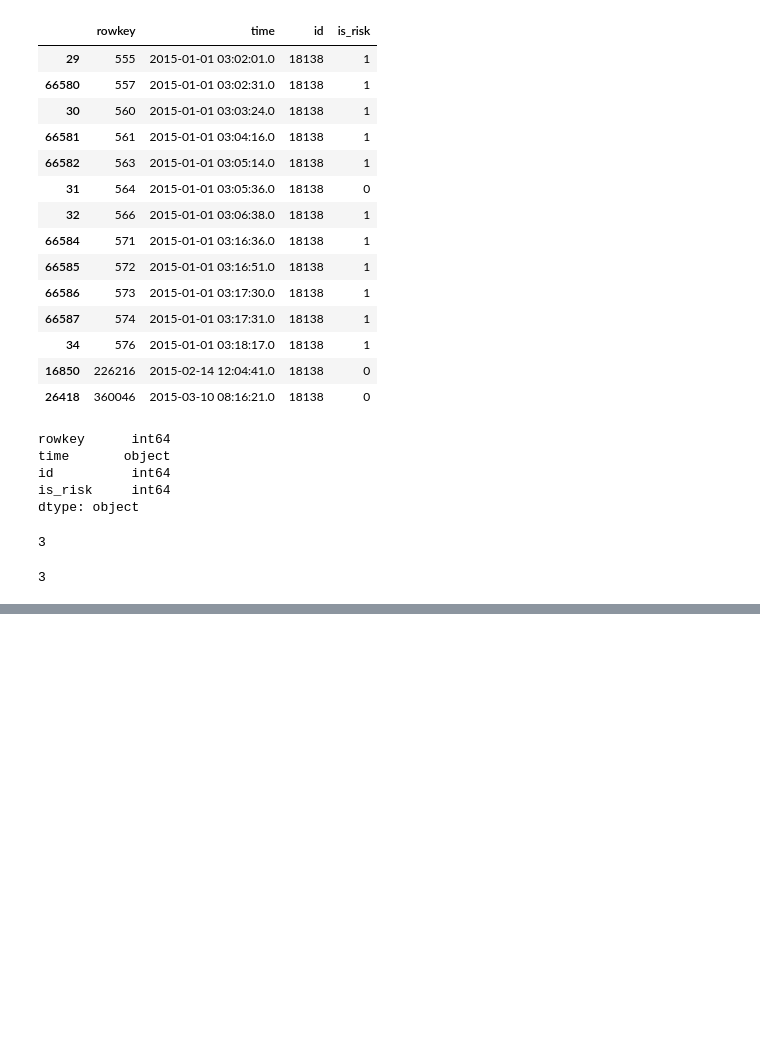
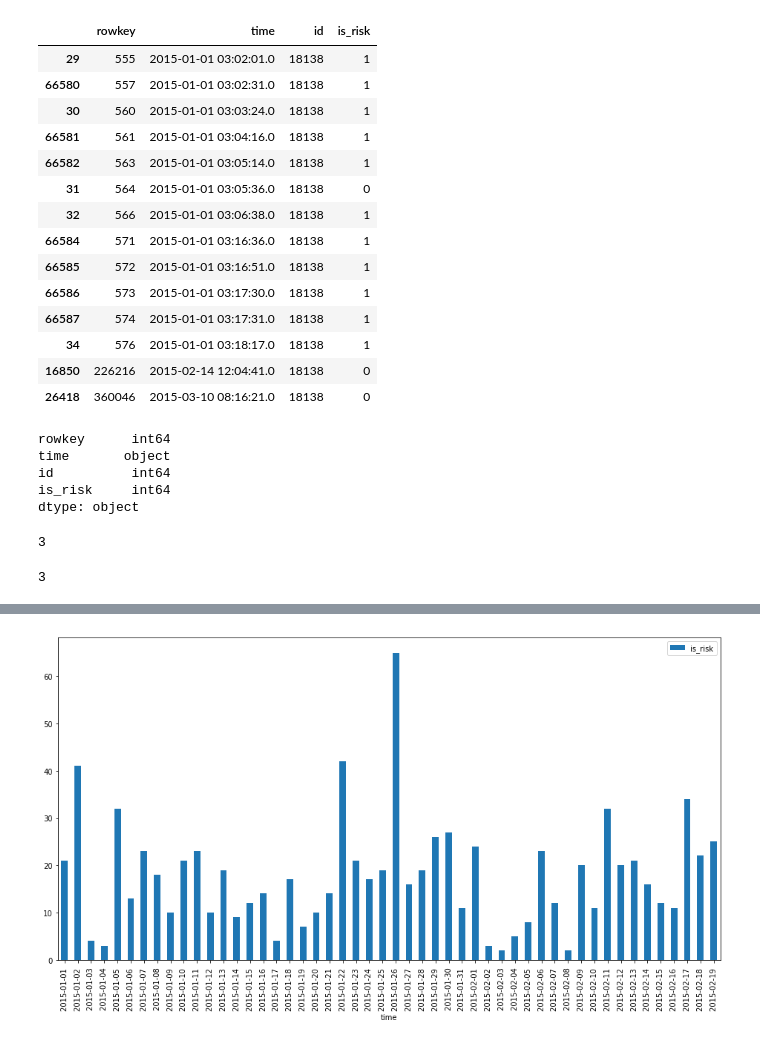
Before and after one commit to hadoop73/jdd, a Jupyter notebook: codes/data_view.ipynb, the cells around one changed output, grey strips where cells are left out. Drawn from its saved outputs; the diff is of its cells as text; code cells hidden in the pictures; blank space fills up the shorter version.

```diff
--- a/codes/data_view.ipynb
+++ b/codes/data_view.ipynb
@@ -147,3 +186,6 @@ t.weekday()
 t.hour
 # %% [output]
 3
+# %%
+t_trade = t_trade.sort_values('time')
+t_trade.head()
@@ -149,0 +199,3 @@ t.hour
+# %%
+t_trade['time'] = t_trade['time'].map(lambda x:x[:11])
+t_trade.head()
@@ -149,0 +209,3 @@ t.hour
+# %%
+dt = t_trade[['time','is_risk']].groupby('time',as_index=False).sum()
+dt.head()
@@ -149,0 +219,3 @@ t.hour
+# %%
+da = dt.set_index('time',drop=True)
+da.head()
@@ -149,0 +252,5 @@ t.hour
+# %%
+da[:50].plot.bar( figsize=(16, 8))
+plt.show()
+# %% [output]
+[figure, added]
```
Also changed, not shown: parts of 14 cells of this notebook, 1 other file.
